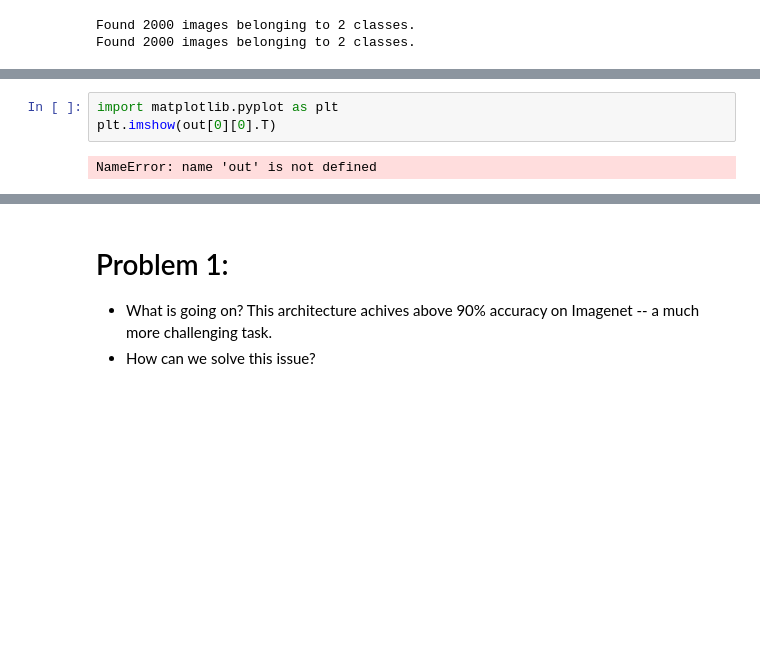
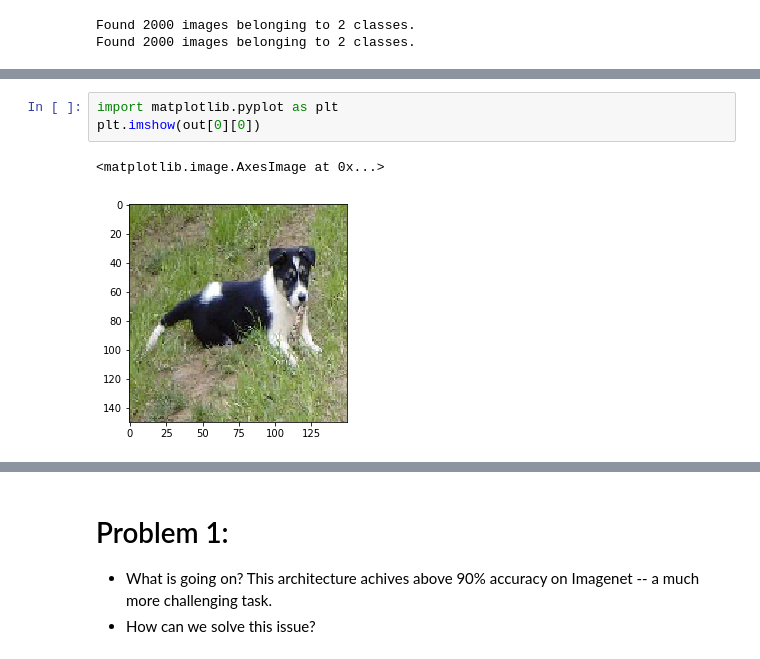
Before and after one commit to GregoireMialon/mash_2016_sklearn_intro, a Jupyter notebook: 10-deep_learning.ipynb, the cells around one changed output, grey strips where cells are left out. Cells and saved outputs as stored; diff of their text form; blank space fills up the shorter version.

```diff
--- a/10-deep_learning.ipynb
+++ b/10-deep_learning.ipynb
@@ -286,8 +296,9 @@ ImportError: Could not import PIL.Image. The use of `array_to_img` requires PIL.
 # %%
 import matplotlib.pyplot as plt
-plt.imshow(out[0][0].T)
+plt.imshow(out[0][0])
 # %% [output]
-NameError: name 'out' is not defined
+<matplotlib.image.AxesImage at 0x...>
+[figure, added]
 # %%
 model.fit_generator(
         train_generator,
```
Also changed, not shown: parts of 16 cells of this notebook, 6 other files.
